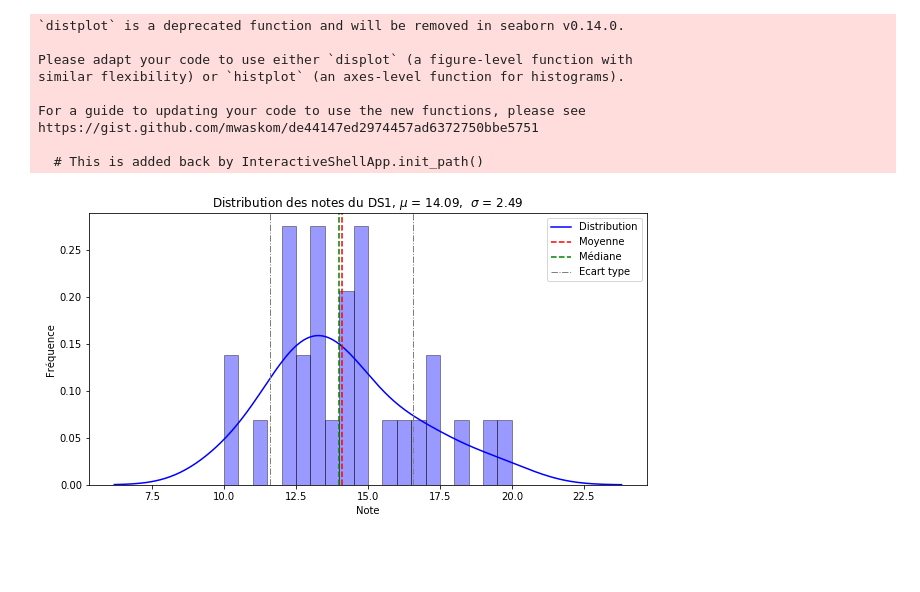
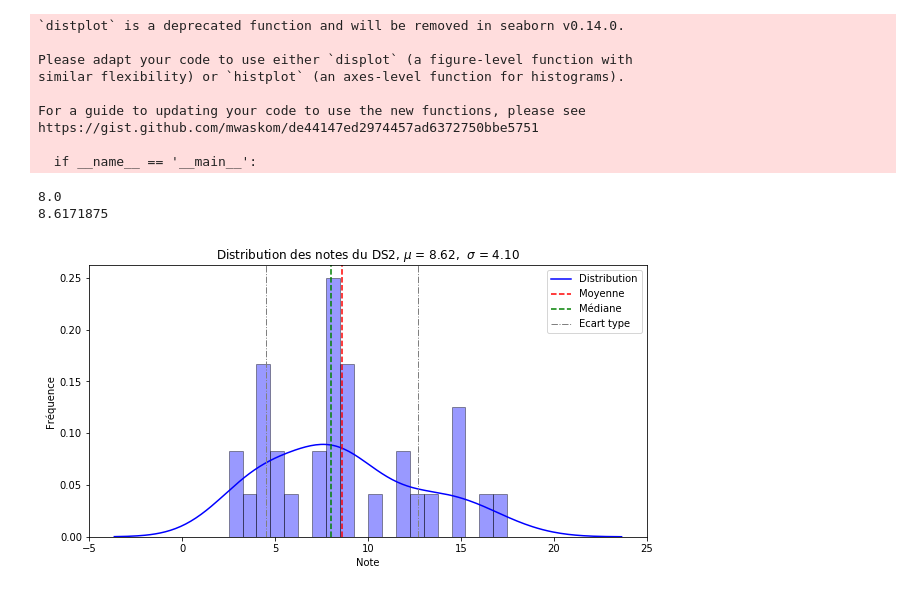
Before and after one commit to penguin64100/TeachingStuff, a Jupyter notebook: Marks.ipynb, the cells around one changed output. Drawn from its saved outputs; the diff is of its cells as text; code cells hidden in the pictures; blank space fills up the shorter version.

```diff
--- a/Marks.ipynb
+++ b/Marks.ipynb
@@ -1,22 +1,17 @@
 # %%
 import pandas as pd
+df = pd.read_csv('C:/Users/fanni/Documents/Code/MarkStuff/DS2.csv', delimiter=';')
 
-# Load the data - it's delimited by semicolons (this is unusual)
-df = pd.read_csv('C:/Users/fanni/Documents/Code/MarkStuff/DS1.csv', delimiter=';')
-df = df.drop(['Checks'], axis=1)
-df = df.drop(['rTOL'], axis=1)
-#drop row 29
-df = df.drop(df.index[29])
-df = df.drop(['name'], axis=1)
 
-# Convert all numeric columns to float
+# change the weird french excel to english
 for col in df.columns:
-    if col != 'student' and col != 'name':
+    if col != 'student' and col != 'Nom':
         # Check if the column contains strings that represent numbers
         if df[col].dtype == 'O':
             # Replace commas with periods and convert to float
             df[col] = df[col].str.replace(',', '.').astype(float)
 
-#Calculate the average of the columns 'q1.1' to 'q1.5' and add it to the dataframe
+#anonymise(?) the students
+df['Nom'] = df['Nom'].astype('category').cat.codes
 df
 # %% [output]
@@ -24,6 +35,7 @@ KeyError: "['Checks'] not found in axis"
 # %%
+#ordering by increasing mark
+df.sort_values(by=['Note finale'], inplace=True)
+df.plot.bar(x='Nom', y='Note finale', rot=0)
 
-#order by increasing mark
-df.sort_values(by=['mark'], inplace=True)
-df.plot.bar(x='student', y='mark', rot=0)
+plt.xlabel('Noms anonymisés par un nombre aléatoire')
 # %% [output]
@@ -31,38 +44,45 @@ df.plot.bar(x='student', y='mark', rot=0)
 # %%
 from scipy.stats import norm
 import matplotlib.pyplot as plt
 import numpy as np
 import seaborn as sns
 
-# Plot the histogram.
-sns.distplot(df['mark'], hist=True,
+# Plot the histogram
+sns.distplot(df['Note finale'], hist=True,
              bins=20, color = 'blue',
             hist_kws={'edgecolor':'black'})
 
-# Plot the PDF.
-title = "Distribution des notes du DS1, $\mu$ = %.2f,  $\sigma$ = %.2f" % (df['mark'].mean(), df['mark'].std())
+# Plot the PDF
+title = "Distribution des notes du DS2, $\mu$ = %.2f,  $\sigma$ = %.2f" % (df['Note finale'].mean(), df['Note finale'].std())
 plt.title(title)
 plt.xlabel('Note')
 plt.ylabel('Fréquence')
 
-#add the average mark and the standard deviation to the plot
-plt.axvline(df['mark'].mean(), color='r', linestyle='--', linewidth=1.5)
-plt.axvline(df['mark'].median(), color='g', linestyle='--', linewidth=1.5)
-plt.axvline(df['mark'].mean() + df['mark'].std(), color='grey', linestyle='-.', linewidth=1)
-plt.axvline(df['mark'].mean() - df['mark'].std(), color='grey', linestyle='-.', linewidth=1)
+
+plt.axvline(df['Note finale'].mean(), color='r', linestyle='--', linewidth=1.5)
+plt.axvline(df['Note finale'].median(), color='g', linestyle='--', linewidth=1.5)
+plt.axvline(df['Note finale'].mean() + df['Note finale'].std(), color='grey', linestyle='-.', linewidth=1)
+plt.axvline(df['Note finale'].mean() - df['Note finale'].std(), color='grey', linestyle='-.', linewidth=1)
 plt.legend(['Distribution','Moyenne','Médiane', 'Ecart type'])
 
 
 #make the graph bigger
 plt.rcParams["figure.figsize"] = (10,5)
+
+#Median
+print(df['Note finale'].median())
+#Average
+print(df['Note finale'].mean())
 # %% [output]
 `distplot` is a deprecated function and will be removed in seaborn v0.14.0.
 
 Please adapt your code to use either `displot` (a figure-level function with
 similar flexibility) or `histplot` (an axes-level function for histograms).
 
 For a guide to updating your code to use the new functions, please see
 https://gist.github.com/mwaskom/de44147ed2974457ad6372750bbe5751
 
-  # This is added back by InteractiveShellApp.init_path()
+  if __name__ == '__main__':
+8.0
+8.6171875
-[figure, old version]
+[figure, new version]
```
Also changed, not shown: parts of 5 cells of this notebook, 1 other file.
